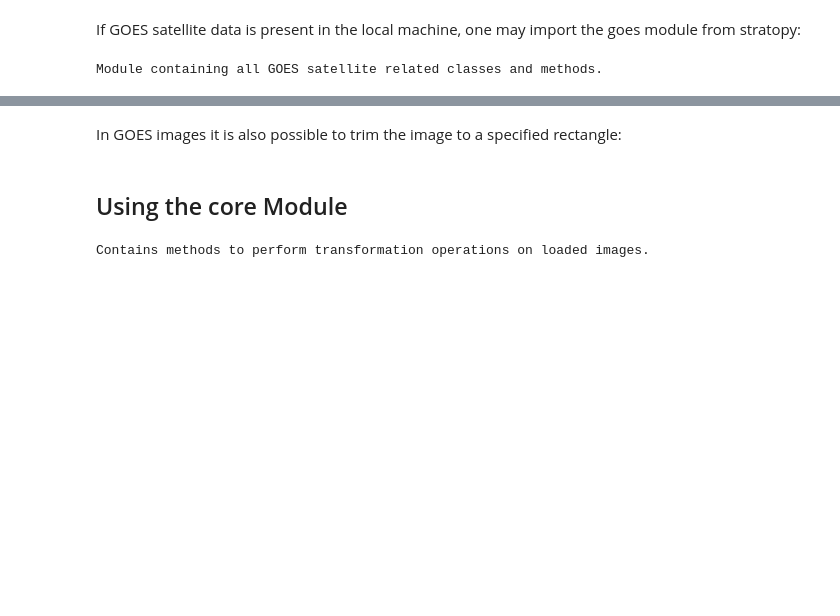
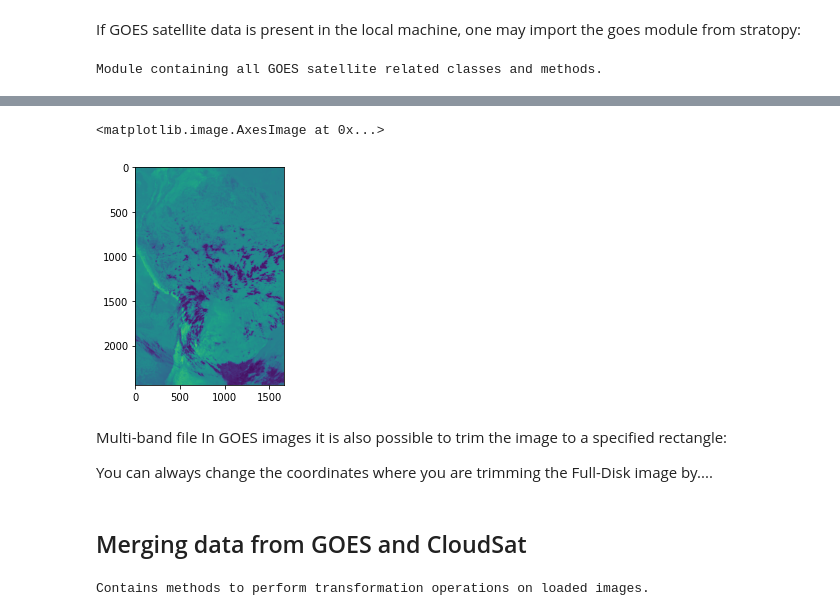
Before and after one commit to paula-rj/StratoPy, a Jupyter notebook: docs/source/tutorial.ipynb, the cells around one changed output, grey strips where cells are left out. Drawn from its saved outputs; the diff is of its cells as text; code cells hidden in the pictures; blank space fills up the shorter version.

```diff
--- a/docs/source/tutorial.ipynb
+++ b/docs/source/tutorial.ipynb
@@ -100,4 +148,4 @@ and simply load the GOES satellite image data using the `goes.read_nc` method:
 # %%
-goes_path = ("../../data/GOES16/OR_ABI-L1b-RadF-M6C07_G16_s20191400530366_e20191400540086_c20191400540122.nc",) #este no anda
-goes_path = ("../../data/GOES16/OR_ABI-L2-CMIPF-M3C07_G16_s20190021800363_e20190021811141_c20190021811202.nc",)
-goes_obj = goes.read_nc(goes_path)
+goes_path_3 = ("../../data/GOES16/OR_ABI-L1b-RadF-M6C07_G16_s20191400530366_e20191400540086_c20191400540122.nc",) #este no anda
+goes_path_3 = ("../../data/GOES16/OR_ABI-L2-CMIPF-M3C07_G16_s20190021800363_e20190021811141_c20190021811202.nc",)
+goes_obj = goes.read_nc(goes_path_3)
@@ -104,13 +154,26 @@ goes_obj = goes.read_nc(goes_path)
+# %%
+from matplotlib import pyplot as plt
+
+rgb_img = goes_obj.RGB
+
+#Plot the image
+plt.imshow(rgb_img[0])
+# %% [output]
+<matplotlib.image.AxesImage at 0x...>
+[figure, added]
 # %% [markdown]
+Multi-band file
 In GOES images it is also possible to trim the image to a specified rectangle:
+
+You can always change the coordinates where you are trimming the Full-Disk image by....
 # %%
 # Return a dictionary
 goes_cut = goes_obj.trim()
 
 # Return the image array
 goes_array = goes_cut.get('M3C03')
-# %% [markdown]
-## Using the core Module
+# %% [markdown]
+## Merging data from GOES and CloudSat
 # %%
 from stratopy import core
 
```
Also changed, not shown: parts of 21 cells of this notebook, 4 other files.
